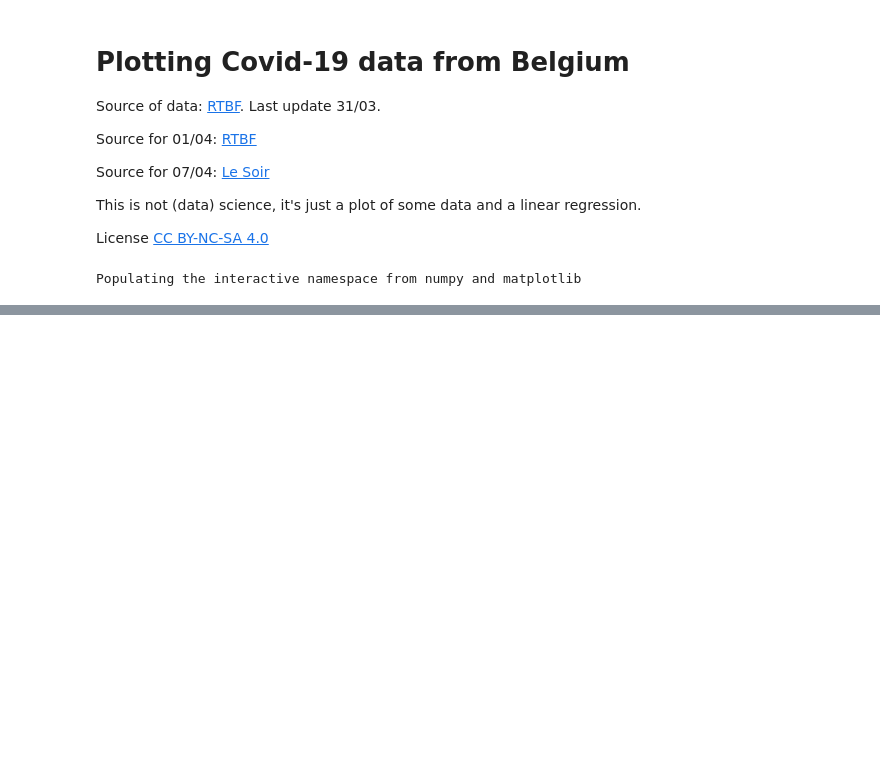
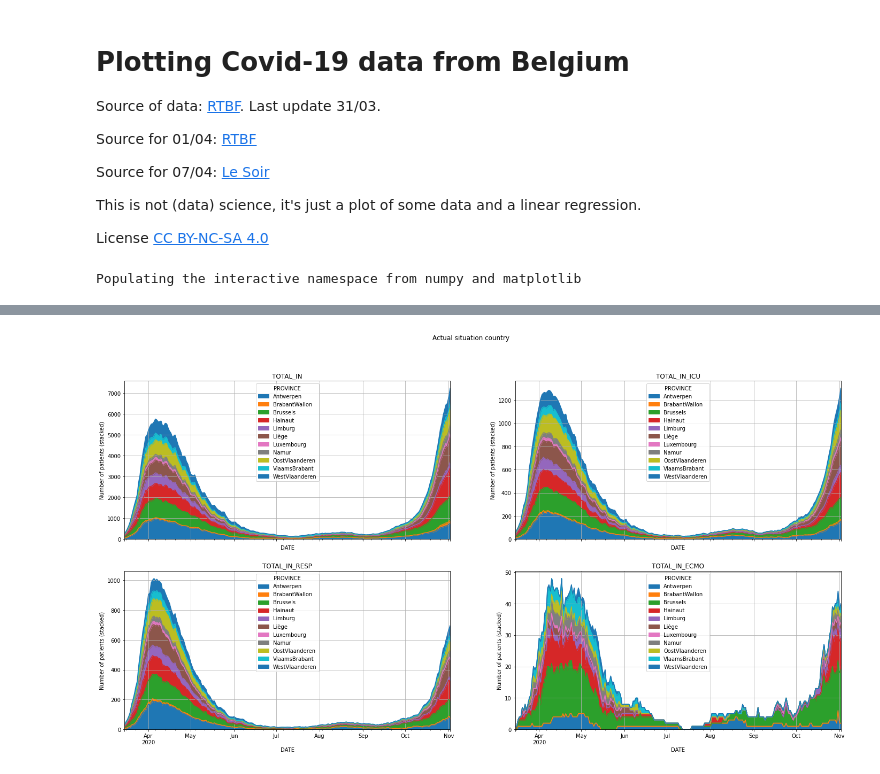
Before and after one commit to C4ptainCrunch/covid-19-plots, a Jupyter notebook: covid-belgian-hospitals.ipynb, the cells around one changed output, grey strips where cells are left out. Drawn from its saved outputs; the diff is of its cells as text; code cells hidden in the pictures; blank space fills up the shorter version.

```diff
--- a/covid-belgian-hospitals.ipynb
+++ b/covid-belgian-hospitals.ipynb
@@ -193,0 +70,8 @@ plt.title(f"Slope of the linear regression on a window of {N} days");
+# %%
+@plot_all()
+def Actual_situation_country(ax, col):
+    df[col].plot(kind='area', stacked=True, ax=ax)
+    ax.grid()
+    ax.set_ylabel('Number of patients (stacked)')
+# %% [output]
+[figure, added]
```
Also changed, not shown: parts of 20 cells of this notebook, 1 other file.
